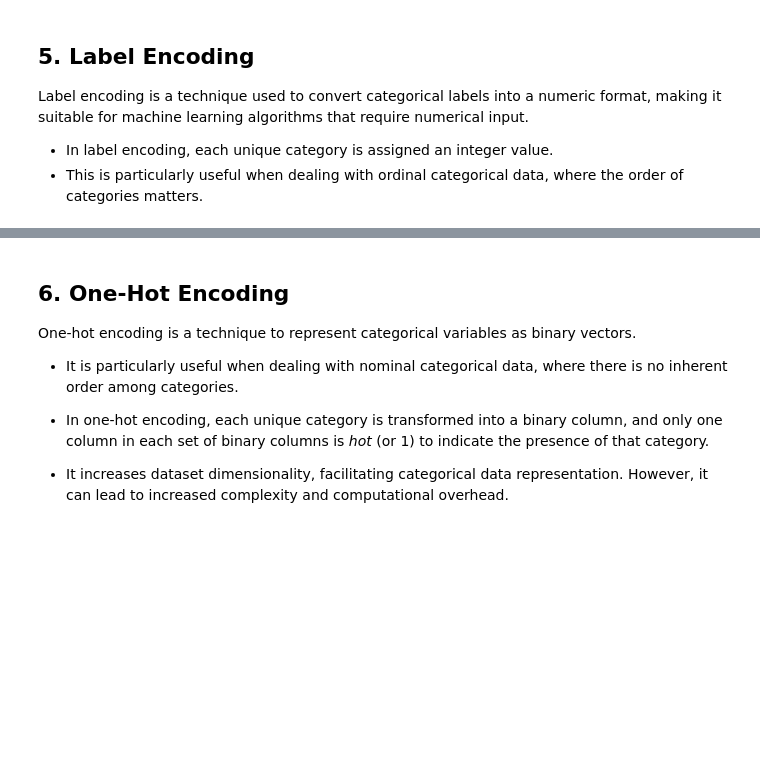
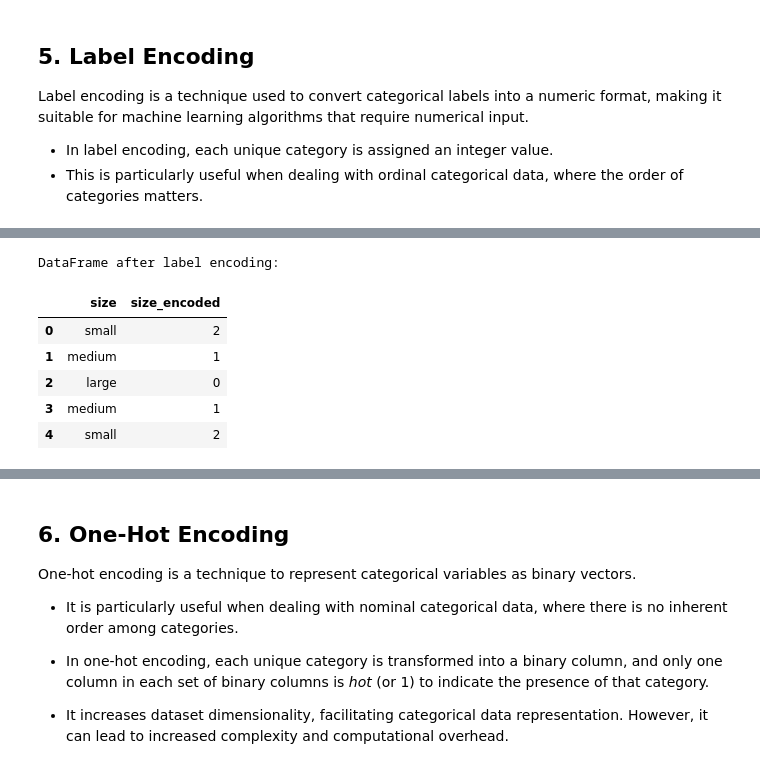
Before and after one commit to opendroid/learn-python, a Jupyter notebook: numpy/feature_engineering.ipynb, the cells around one changed output, grey strips where cells are left out. Drawn from its saved outputs; the diff is of its cells as text; code cells hidden in the pictures; blank space fills up the shorter version.

```diff
--- a/numpy/feature_engineering.ipynb
+++ b/numpy/feature_engineering.ipynb
@@ -199,8 +223,16 @@ df2.head()
 # %%
 # Apply label encoding
 label_encoder = LabelEncoder()
-df2['size_encoded'] = #CODE HERE
+df2['size_encoded'] = label_encoder.fit_transform(df2['size'])
 
 # After label encoding
 print("\nDataFrame after label encoding:")
 df2.head()
+# %% [output]
+DataFrame after label encoding:
+|  | size | size_encoded |
+| 0 | small | 2 |
+| 1 | medium | 1 |
+| 2 | large | 0 |
+| 3 | medium | 1 |
+| 4 | small | 2 |
```
Also changed, not shown: parts of 5 cells of this notebook, 2 other files.
